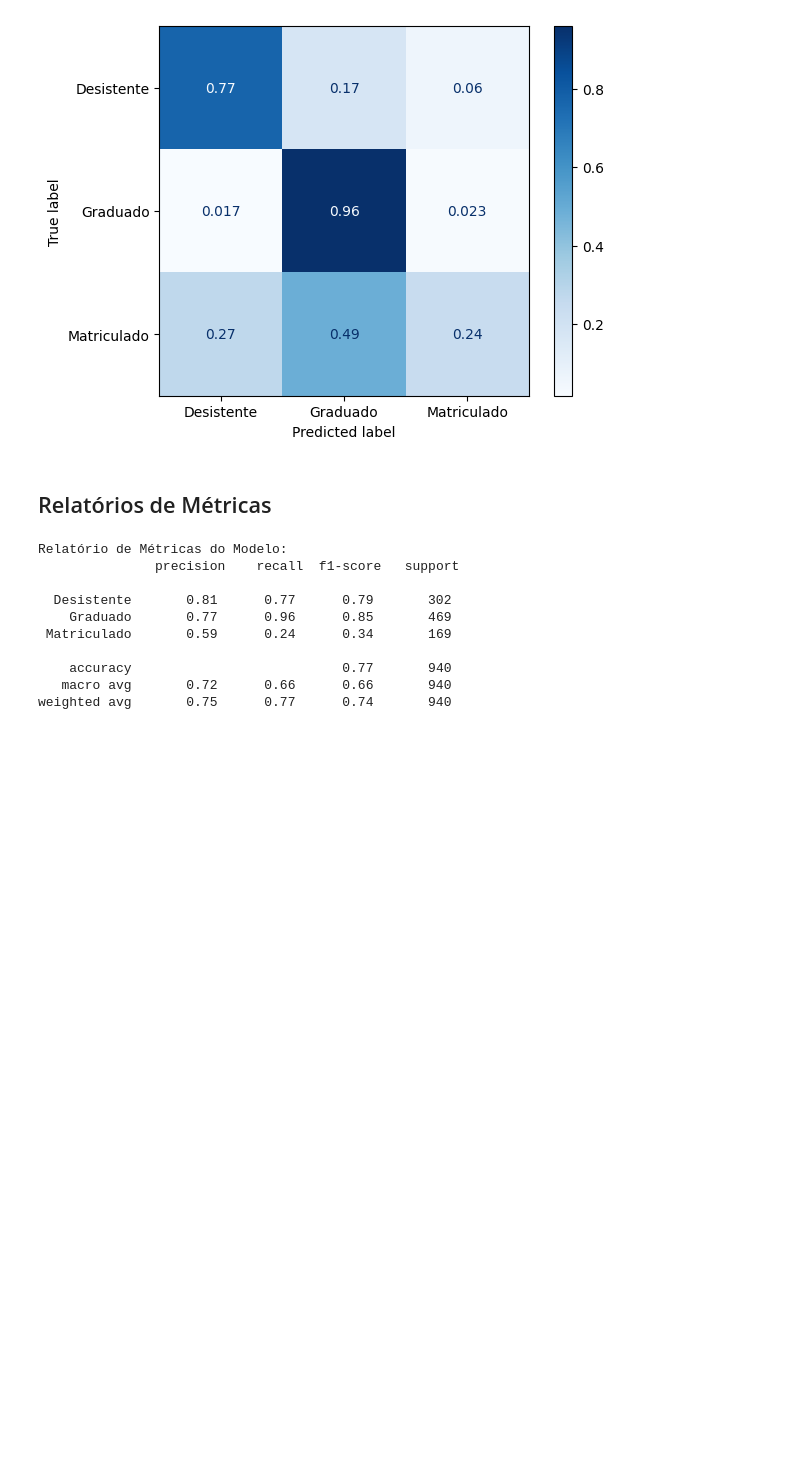
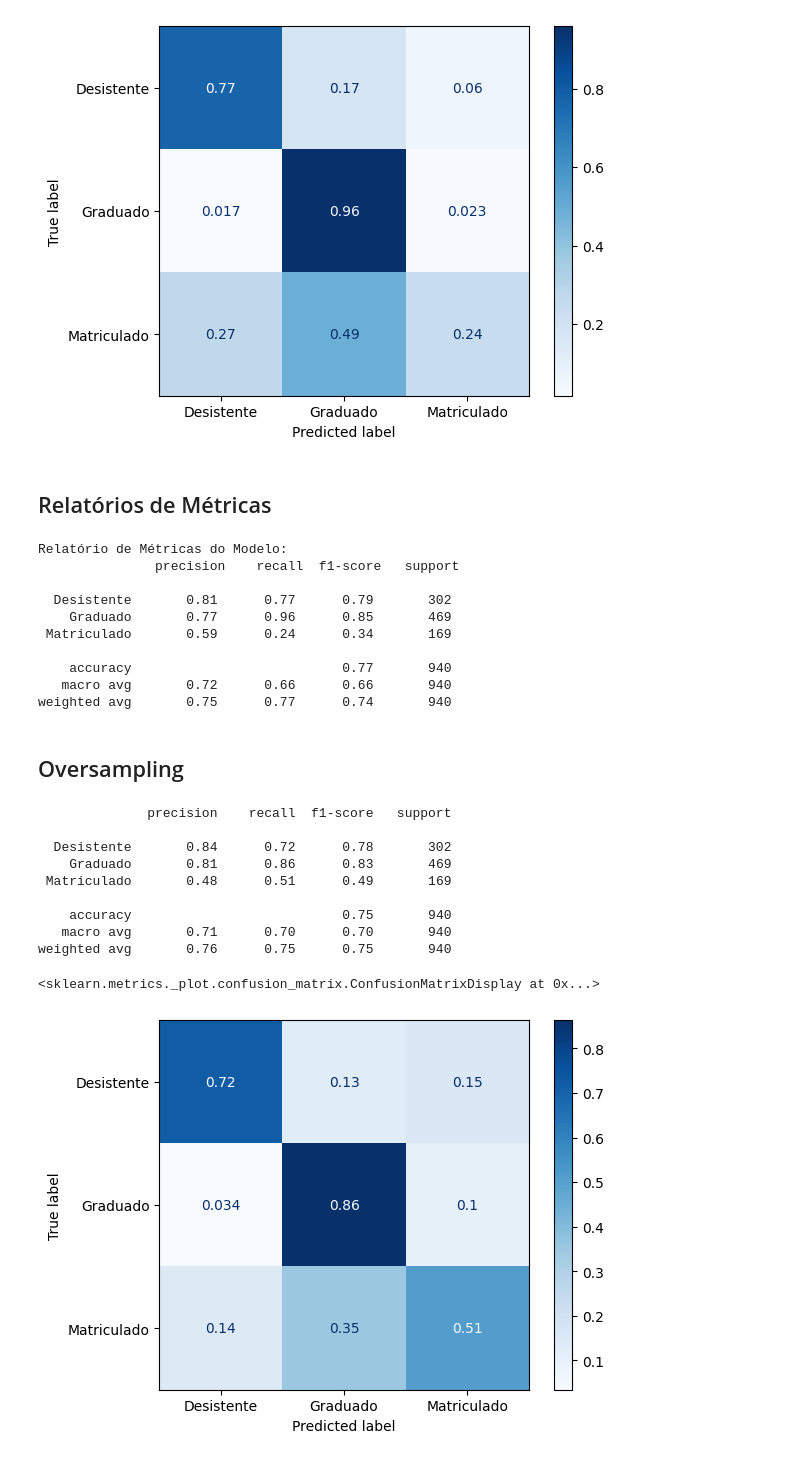
Before and after one commit to ledsouza/machine-learning-students-dropout, a Jupyter notebook: notebooks/classificacao.ipynb, the cells around one changed output. Drawn from its saved outputs; the diff is of its cells as text; code cells hidden in the pictures; blank space fills up the shorter version.

Commit message:
implementado oversampling

```diff
--- a/notebooks/classificacao.ipynb
+++ b/notebooks/classificacao.ipynb
@@ -357,3 +357,28 @@ Relatório de Métricas do Modelo:
     accuracy                           0.77       940
    macro avg       0.72      0.66      0.66       940
 weighted avg       0.75      0.77      0.74       940
+# %% [markdown]
+## Oversampling
+# %%
+from imblearn.over_sampling import SMOTE
+
+oversampling_model = SMOTE(random_state=SEED)
+x_balanced, y_balanced = oversampling_model.fit_resample(x_train, y_train)
+rf_model = RandomForestClassifier(max_depth=10, random_state=SEED)
+rf_model.fit(x_balanced, y_balanced)
+y_pred = rf_model.predict(x_val)
+# %%
+print(classification_report(y_val, y_pred))
+ConfusionMatrixDisplay.from_predictions(y_val, y_pred, normalize="true", cmap="Blues")
+# %% [output]
+              precision    recall  f1-score   support
+
+  Desistente       0.84      0.72      0.78       302
+    Graduado       0.81      0.86      0.83       469
+ Matriculado       0.48      0.51      0.49       169
+
+    accuracy                           0.75       940
+   macro avg       0.71      0.70      0.70       940
+weighted avg       0.76      0.75      0.75       940
+<sklearn.metrics._plot.confusion_matrix.ConfusionMatrixDisplay at 0x...>
+[figure, added]
```
